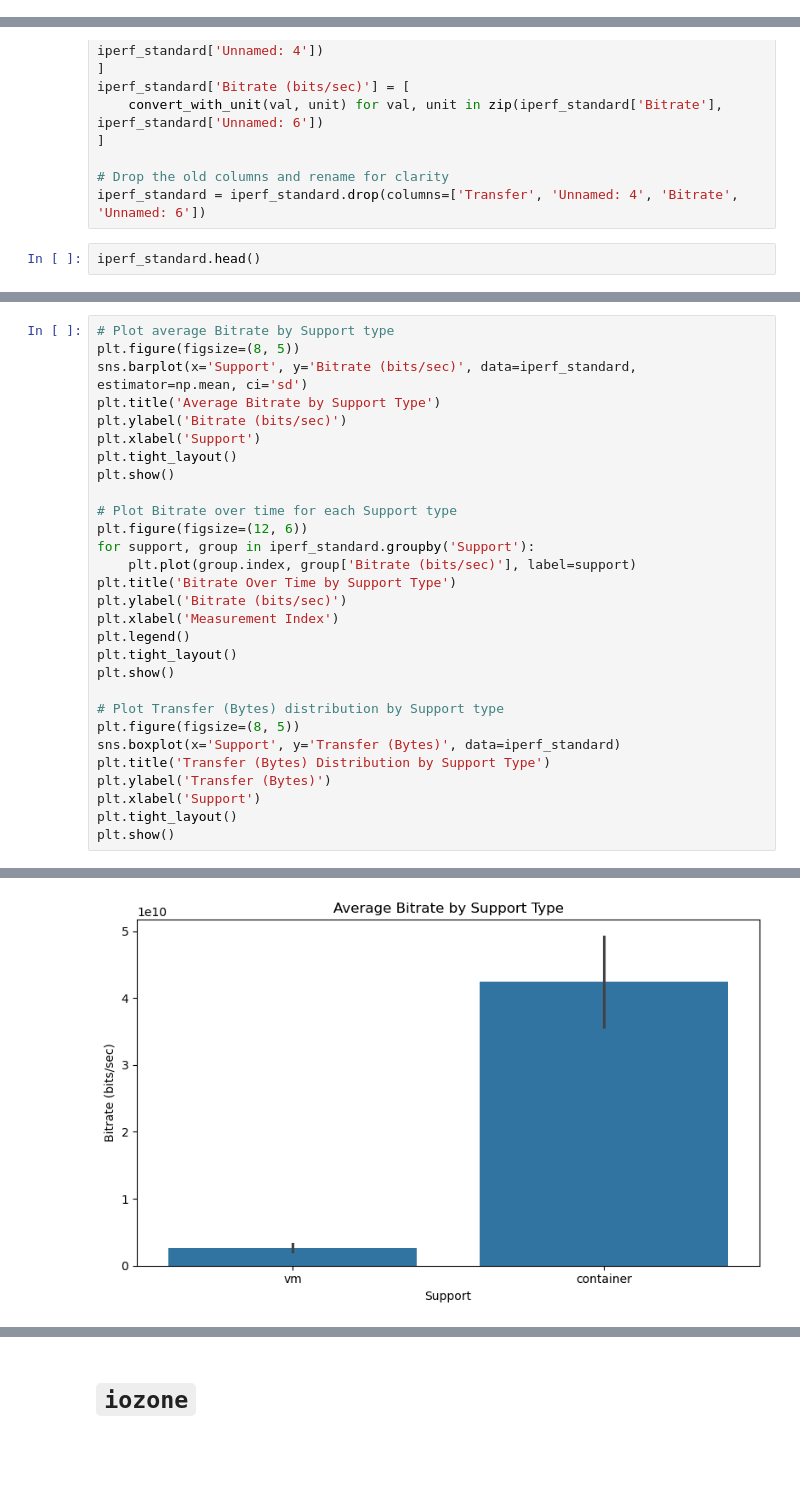
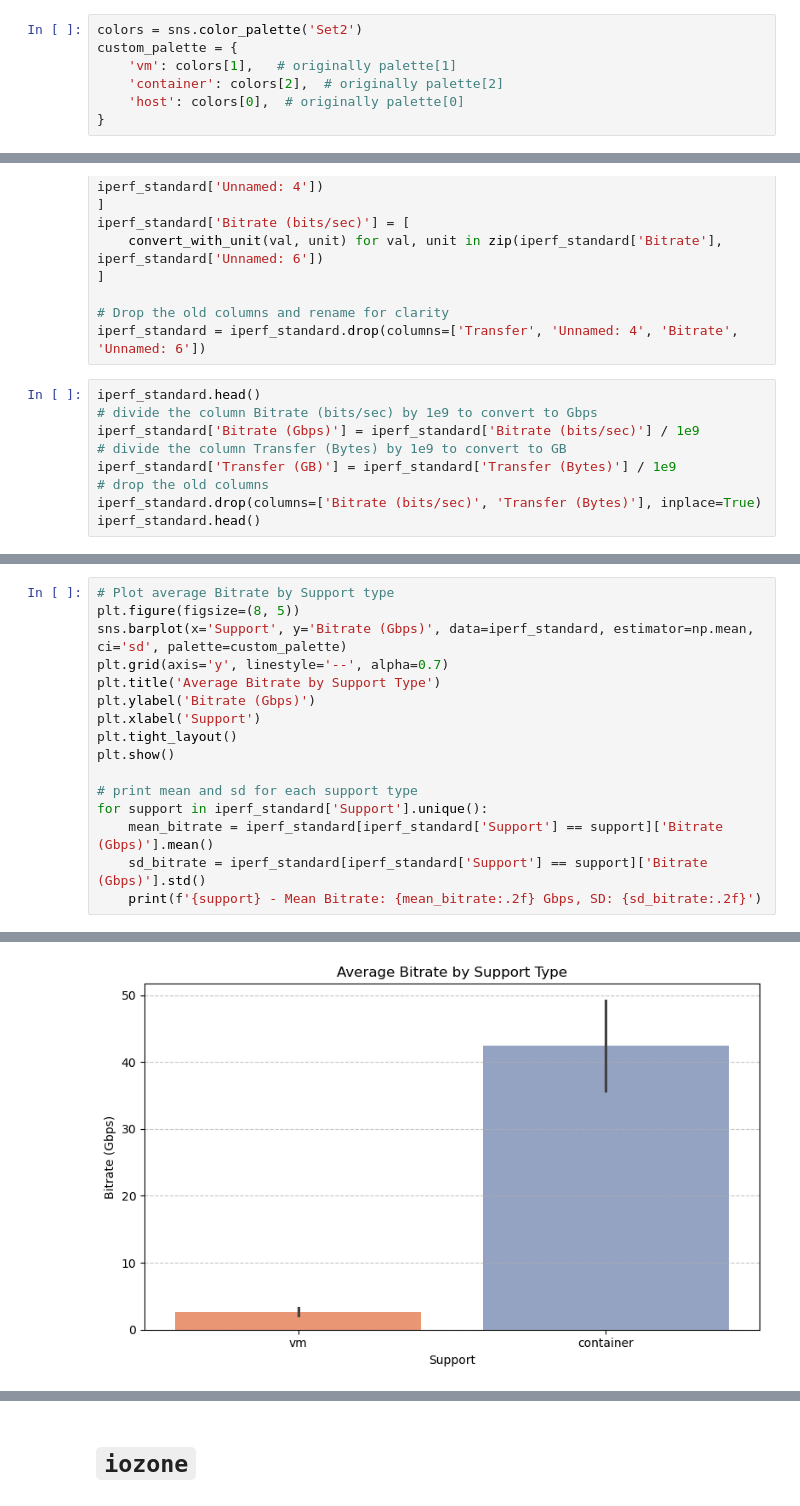
Before and after one commit to giovanni-lucarelli/cloud-basic, a Jupyter notebook: analysis/analysis.ipynb, the cells around one changed output, grey strips where cells are left out. Saved outputs shown, nothing was run; the diff lists cells and outputs as text; blank space fills up the shorter version.

```diff
--- a/analysis/analysis.ipynb
+++ b/analysis/analysis.ipynb
@@ -364,0 +636,7 @@ Passing `palette` without assigning `hue` is deprecated and will be removed in v
+# %%
+colors = sns.color_palette('Set2')
+custom_palette = {
+    'vm': colors[1],   # originally palette[1]
+    'container': colors[2],  # originally palette[2]
+    'host': colors[0],  # originally palette[0]
+}
@@ -451,4 +830,11 @@ iperf_standard['Bitrate (bits/sec)'] = [
 iperf_standard = iperf_standard.drop(columns=['Transfer', 'Unnamed: 4', 'Bitrate', 'Unnamed: 6'])
 # %%
 iperf_standard.head()
+# divide the column Bitrate (bits/sec) by 1e9 to convert to Gbps
+iperf_standard['Bitrate (Gbps)'] = iperf_standard['Bitrate (bits/sec)'] / 1e9
+# divide the column Transfer (Bytes) by 1e9 to convert to GB
+iperf_standard['Transfer (GB)'] = iperf_standard['Transfer (Bytes)'] / 1e9
+# drop the old columns
+iperf_standard.drop(columns=['Bitrate (bits/sec)', 'Transfer (Bytes)'], inplace=True)
+iperf_standard.head()
 # %% [output]
@@ -461,32 +847,19 @@ iperf_standard.head()
 # %%
 # Plot average Bitrate by Support type
 plt.figure(figsize=(8, 5))
-sns.barplot(x='Support', y='Bitrate (bits/sec)', data=iperf_standard, estimator=np.mean, ci='sd')
+sns.barplot(x='Support', y='Bitrate (Gbps)', data=iperf_standard, estimator=np.mean, ci='sd', palette=custom_palette)
+plt.grid(axis='y', linestyle='--', alpha=0.7)
 plt.title('Average Bitrate by Support Type')
-plt.ylabel('Bitrate (bits/sec)')
+plt.ylabel('Bitrate (Gbps)')
 plt.xlabel('Support')
 plt.tight_layout()
 plt.show()
 
-# Plot Bitrate over time for each Support type
-plt.figure(figsize=(12, 6))
-for support, group in iperf_standard.groupby('Support'):
-    plt.plot(group.index, group['Bitrate (bits/sec)'], label=support)
-plt.title('Bitrate Over Time by Support Type')
-plt.ylabel('Bitrate (bits/sec)')
-plt.xlabel('Measurement Index')
-plt.legend()
-plt.tight_layout()
-plt.show()
-
-# Plot Transfer (Bytes) distribution by Support type
-plt.figure(figsize=(8, 5))
-sns.boxplot(x='Support', y='Transfer (Bytes)', data=iperf_standard)
-plt.title('Transfer (Bytes) Distribution by Support Type')
-plt.ylabel('Transfer (Bytes)')
-plt.xlabel('Support')
-plt.tight_layout()
-plt.show()
+# print mean and sd for each support type
+for support in iperf_standard['Support'].unique():
+    mean_bitrate = iperf_standard[iperf_standard['Support'] == support]['Bitrate (Gbps)'].mean()
+    sd_bitrate = iperf_standard[iperf_standard['Support'] == support]['Bitrate (Gbps)'].std()
+    print(f'{support} - Mean Bitrate: {mean_bitrate:.2f} Gbps, SD: {sd_bitrate:.2f}')
 # %% [output]
 The `ci` parameter is deprecated. Use `errorbar='sd'` for the same effect.
 
@@ -494 +871 @@ The `ci` parameter is deprecated. Use `errorbar='sd'` for the same effect.
-[figure, old version]
+[figure, new version]
```
Also changed, not shown: parts of 54 cells of this notebook, 19 other files.
